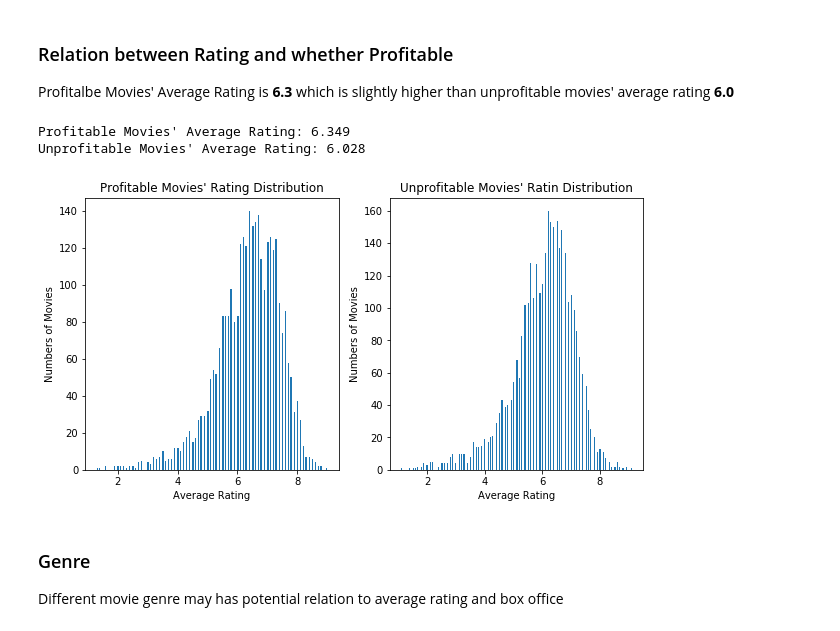
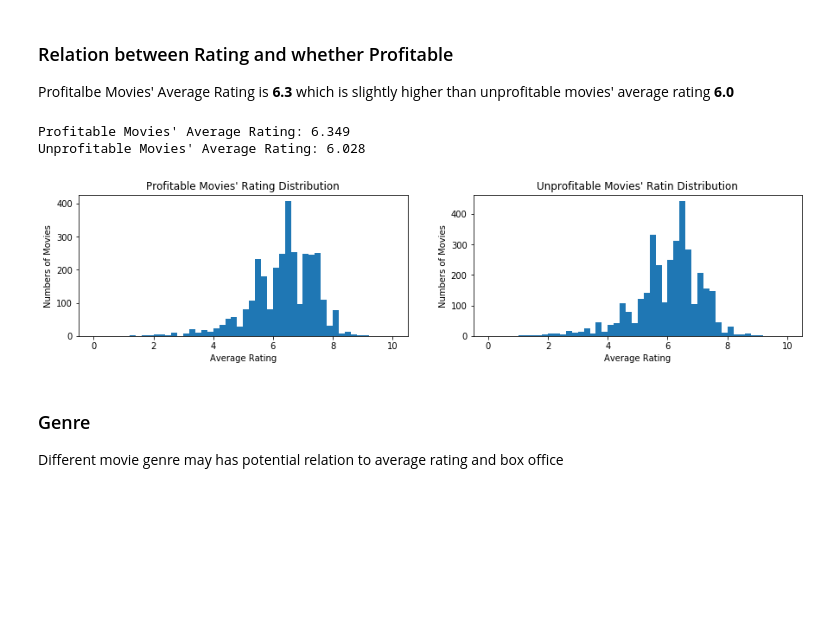
Before and after one commit to pupboss/CE7454-Project-Fall2019, a Jupyter notebook: notebook/notebook.ipynb, the cells around one changed output. Cells and saved outputs as stored; diff of their text form; code cells hidden in the pictures; blank space fills up the shorter version.

```diff
--- a/notebook/notebook.ipynb
+++ b/notebook/notebook.ipynb
@@ -136,23 +140,23 @@ Profitalbe Movies' Average Rating is **6.3** which is slightly higher than unpro
 # %%
 print("Profitable Movies' Average Rating: %.3f" % (imdb[imdb['Ratio']>1]['averageRating'].sum() / (imdb['Ratio']>1).sum()))
 print("Unprofitable Movies' Average Rating: %.3f" % (imdb[imdb['Ratio']<=1]['averageRating'].sum() / (imdb['Ratio']<=1).sum()))
-plt.figure(figsize=(10,5))
+plt.figure(figsize=(15,3))
 plt.subplot(121)
-plt.hist(imdb[imdb['Ratio']>1]['averageRating'].to_numpy(),bins=(200))
+plt.hist(imdb[imdb['Ratio']>1]['averageRating'].to_numpy(), bins=50, range=(0,10))
 plt.xlabel("Average Rating")
 plt.ylabel("Numbers of Movies")
 plt.title("Profitable Movies' Rating Distribution")
 
 plt.subplot(122)
-plt.hist(imdb[imdb['Ratio']<1]['averageRating'].to_numpy(), bins = 200)
+plt.hist(imdb[imdb['Ratio']<1]['averageRating'].to_numpy(), bins=50, range=(0,10))
 plt.xlabel("Average Rating")
 plt.ylabel("Numbers of Movies")
 plt.title("Unprofitable Movies' Ratin Distribution")
 plt.show()
 # %% [output]
 Profitable Movies' Average Rating: 6.349
 Unprofitable Movies' Average Rating: 6.028
-[figure, old version]
+[figure, new version]
 # %% [markdown]
 ### Genre
 
```
Also changed, not shown: parts of 3 cells of this notebook.
